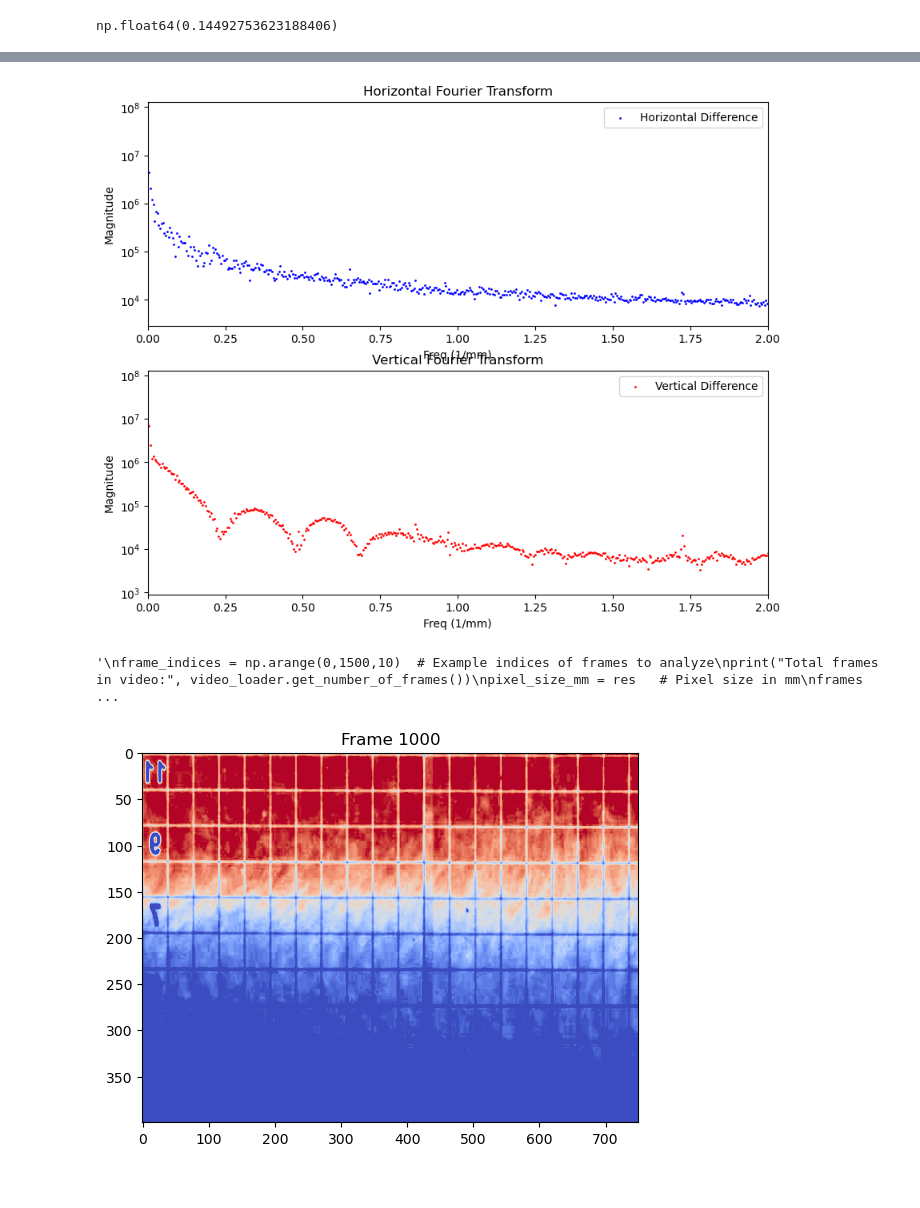
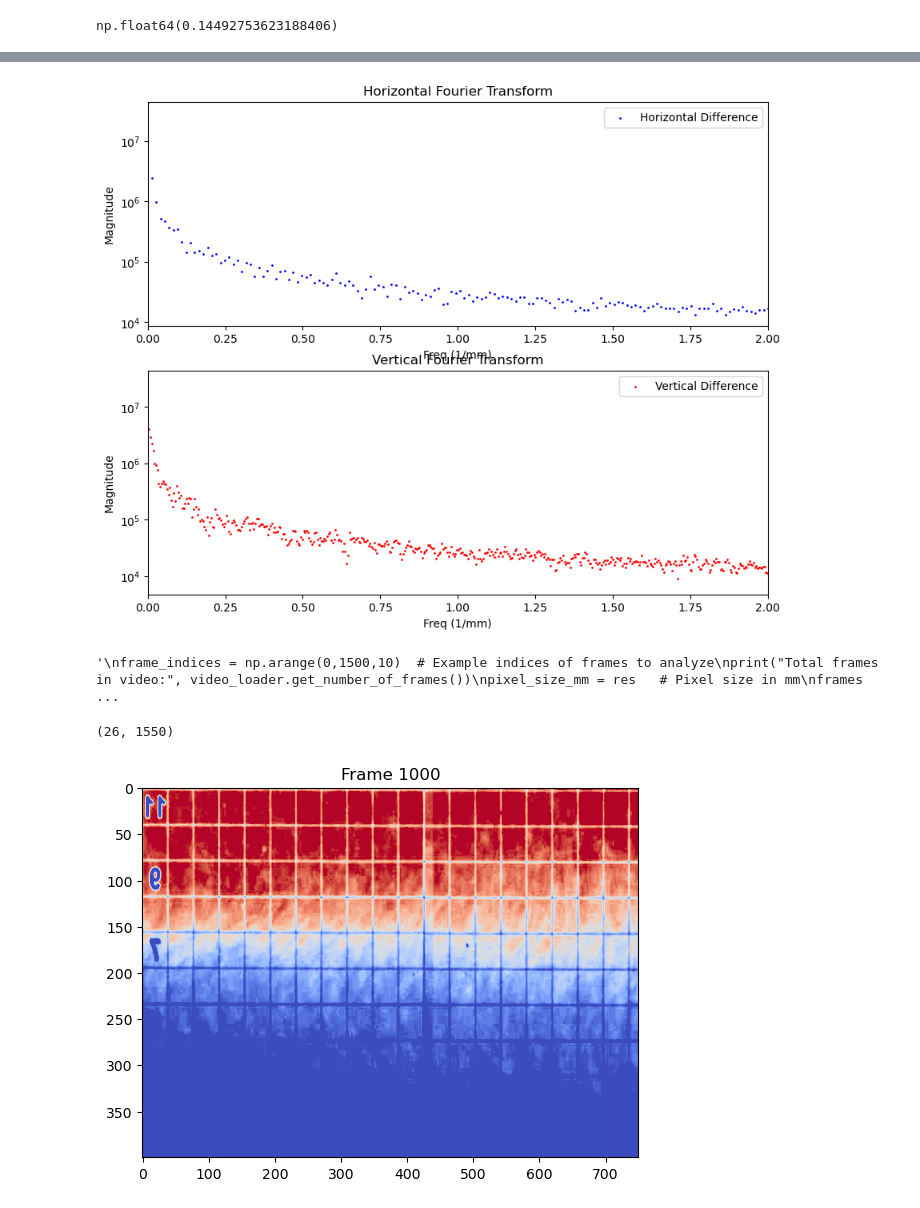
Before and after one commit to clemensuniH/ocean_pro, a Jupyter notebook: video_analysis.ipynb, the cells around one changed output, grey strips where cells are left out. Cells and saved outputs as stored; diff of their text form; code cells hidden in the pictures.

```diff
--- a/video_analysis.ipynb
+++ b/video_analysis.ipynb
@@ -19,7 +21,7 @@ importlib.reload(tools)
 par2 = {'x_up':300,'x_down':500,'y_left':170,'y_right':350, 'window_size':40}
 video_path3 = "/Users/tillmoritz/Desktop/Studies/Master_Studies/Oceanic_proc_obs/20.12.-1.59-0.95.avi"
 par_res3 = {'x_up':1660,'x_down':1820,'y_left':360,'y_right':540, 'window_size':40}
-par_window3 = {'x_up':320,'x_down':1800,'y_left':550,'y_right':2100}
+par_window3 = {'x_up':700,'x_down':1200,'y_left':550,'y_right':2100}
 # Load the video and extract frames
 video_loader = tools.AVIFileLoader(video_path3)
 par = par_res3
@@ -49,3 +55,3 @@ video_loader.display_frame(800, color_channel=1)
 # %%
-pre_computed = tools.fourier_analysis(video_loader,res, x_up=par_window['x_up'],x_down=par_window['x_down'],y_left=par_window['y_left'],y_right=par_window['y_right'],start_frame=0, end_frame=1000)
+frequencies, magnitudes = tools.fourier_analysis(video_loader,res, x_up=par_window['x_up'],x_down=par_window['x_down'],y_left=par_window['y_left'],y_right=par_window['y_right'],start_frame=900, end_frame=1000,v_min=50,v_max=80)
 # %% [output]
@@ -53,5 +60,19 @@ Error:
 # %%
-def fourier_animation(precomputed_differences):
+def fourier_animation(frequencies, magnitudes,baseline_horizontal=0,baseline_vertical=0, average=20):
+    frequencies = frequencies.copy()
+    magnitudes = magnitudes.copy()
+    for key in frequencies.keys():
+    #plt.plot(frequencies[key], magnitudes[key], label=key)
+        frequencies[key] = np.array([np.mean(frequencies[key][i:i+average],axis=0) for i in range(0, len(frequencies[key]), average)])
+        magnitudes[key] = np.array([np.mean(magnitudes[key][i:i+average],axis=0) for i in range(0, len(magnitudes[key]), average)])
+
+
+    precomputed_differences = {
+        "horizontal_diff": np.abs(magnitudes["horizontal"] - baseline_horizontal),
+        "vertical_diff": np.abs(magnitudes["vertical"] - baseline_vertical),
+        "horizontal_freq": frequencies["horizontal"],
+        "vertical_freq":  frequencies["vertical"]
+    }
     def update(frame_index):
         diff_h = precomputed_differences["horizontal_diff"][frame_index]
         diff_v = precomputed_differences["vertical_diff"][frame_index]
@@ -61,7 +82,7 @@ def fourier_animation(precomputed_differences):
         # Update scatter plots
         horizontal_scatter.set_offsets(np.c_[freq_h, diff_h])
         vertical_scatter.set_offsets(np.c_[freq_v, diff_v])
-
+        # ax[0].set_title(f"Horizontal Fourier Transform (average of frames {frame_index * average}-{frame_index * average + average})")
         return horizontal_scatter, vertical_scatter
 
     # Create animations for horizontal and vertical frequencies
@@ -98,9 +139,9 @@ def fourier_animation(precomputed_differences):
 # %%
-animation = fourier_animation(pre_computed)
+animation = fourier_animation(frequencies, magnitudes,baseline_horizontal=0,baseline_vertical=0, average=10)
 HTML(animation.to_jshtml())
 # %% [output]
 [interactive output not drawn]
-[figure, old version]
+[figure, new version]
 # %%
 '''
 frame_indices = np.arange(0,1500,10)  # Example indices of frames to analyze
@@ -121,6 +162,10 @@ spatial_frequencies, magnitudes = calculate_spatial_frequencies(frames, pixel_si
 '''
 # %% [output]
 '\nframe_indices = np.arange(0,1500,10)  # Example indices of frames to analyze\nprint("Total frames in video:", video_loader.get_number_of_frames())\npixel_size_mm = res   # Pixel size in mm\nframes  ...
+# %%
+frequencies["vertical"].shape
+# %% [output]
+(26, 1550)
 # %%
 frame_n = 1000
 frame = video_loader.get_frame(frame_n,)[1200:1600, 750:1500]
```
Also changed, not shown: parts of 7 cells of this notebook, 1 other file.
